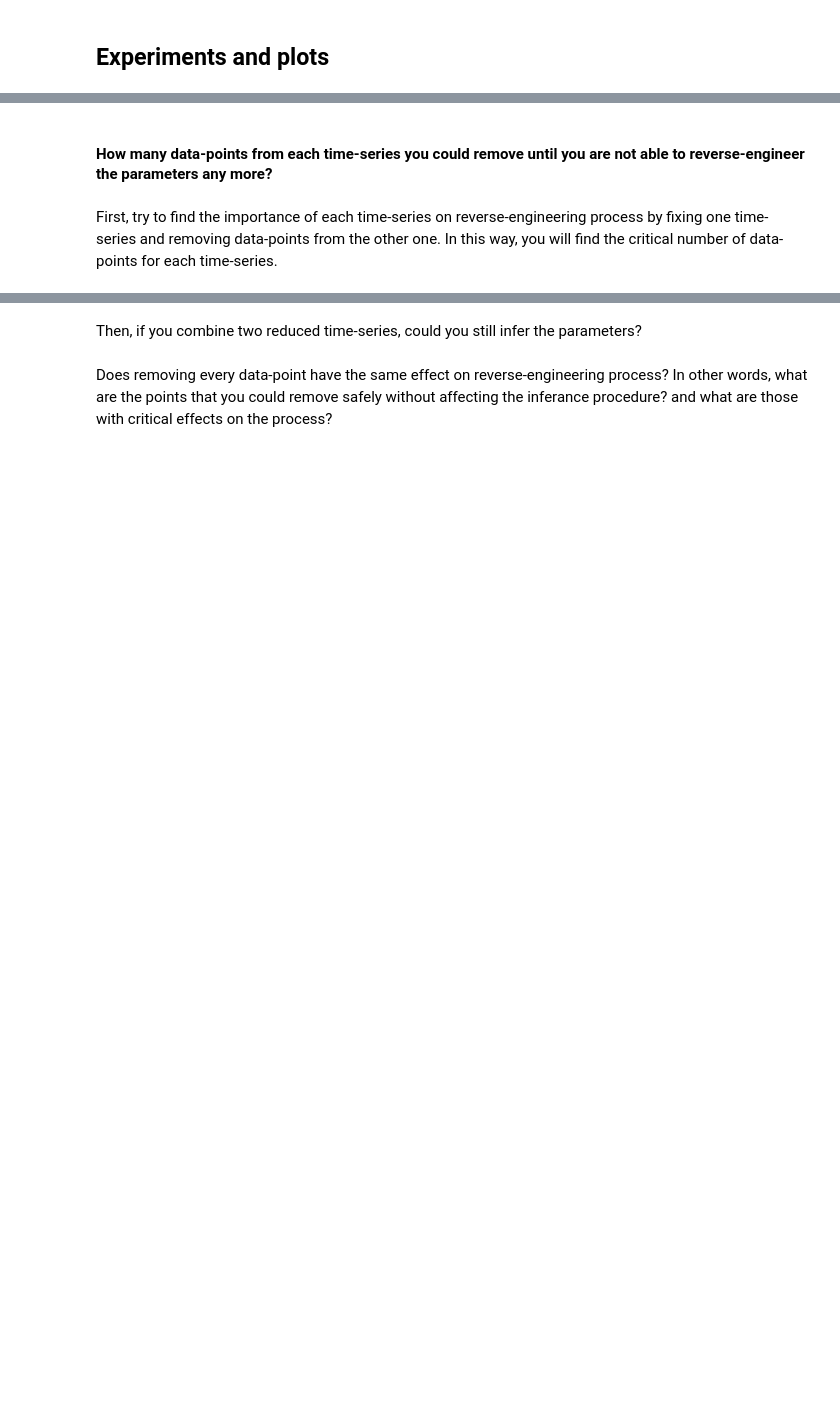
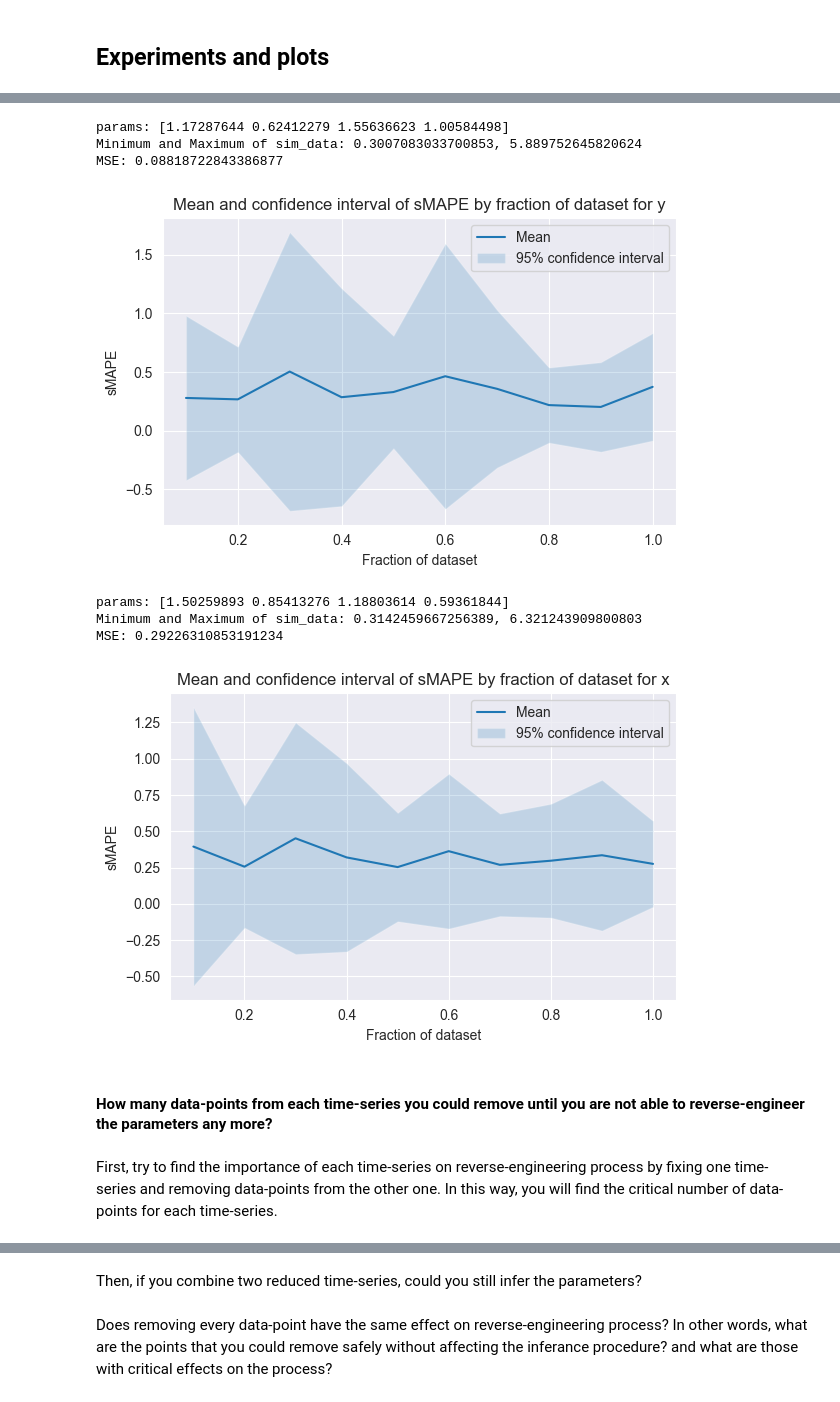
Before and after one commit to jonas4climate/ss-assignment-3, a Jupyter notebook: CalvinLaw_11306734_RaymondZhang_14865904_JonasSchaefer_14039982_3.ipynb, the cells around one changed output, grey strips where cells are left out. Drawn from its saved outputs; the diff is of its cells as text; code cells hidden in the pictures; blank space fills up the shorter version.

Commit message:
I think this time I finished the first pruning and I add one more objective function: sMAPE, not sure it is an appropriate choice.

```diff
--- a/CalvinLaw_11306734_RaymondZhang_14865904_JonasSchaefer_14039982_3.ipynb
+++ b/CalvinLaw_11306734_RaymondZhang_14865904_JonasSchaefer_14039982_3.ipynb
@@ -358,4 +315,34 @@ MSE: 0.07960414708236425
+# %%
+for data_variable in ['y', 'x']:
+    try:
+        experiment_df = batch_comparison_by_frac(fracs=fracs, data_variable='x',
+                                             n_samples=20, bounds=bounds, maxiter=MAX_ITER_SA,
+                                             data=data, objective=smape_objective)
+    except Exception as e:
+        print(f"An error occurred: {e}")
+
+    plt.figure(figsize=(6, 4), layout='tight')
+    plt.plot(experiment_df['frac'], experiment_df['mean'], label='Mean')
+    plt.fill_between(experiment_df['frac'],
+                     experiment_df['conf_int'].apply(lambda x: x[0]),
+                     experiment_df['conf_int'].apply(lambda x: x[1]),
+                     alpha=0.2, label='95% confidence interval')
+    plt.title(f'Mean and confidence interval of sMAPE by fraction of dataset for {data_variable}')
+    plt.xlabel('Fraction of dataset')
+    plt.ylabel('sMAPE')
+    plt.legend(loc='upper right')
+    plt.grid(True)
+    plt.show()
+# %% [output]
+params: [1.17287644 0.62412279 1.55636623 1.00584498]
+Minimum and Maximum of sim_data: 0.3007083033700853, 5.889752645820624
+MSE: 0.08818722843386877
+[figure, added]
+params: [1.50259893 0.85413276 1.18803614 0.59361844]
+Minimum and Maximum of sim_data: 0.3142459667256389, 6.321243909800803
+MSE: 0.29226310853191234
+[figure, added]
 # %% [markdown]
 #### How many data-points from each time-series you could remove until you are not able to reverse-engineer the parameters any more?
 # %% [markdown]
-First, try to ﬁnd the importance of each time-series on reverse-engineering process by ﬁxing one time-series and removing data-points from the other one. In this way, you will ﬁnd the critical number of data-points for each time-series.
+First, try to find the importance of each time-series on reverse-engineering process by ﬁxing one time-series and removing data-points from the other one. In this way, you will ﬁnd the critical number of data-points for each time-series.
```
Also changed, not shown: parts of 15 cells of this notebook, 5 other files.
